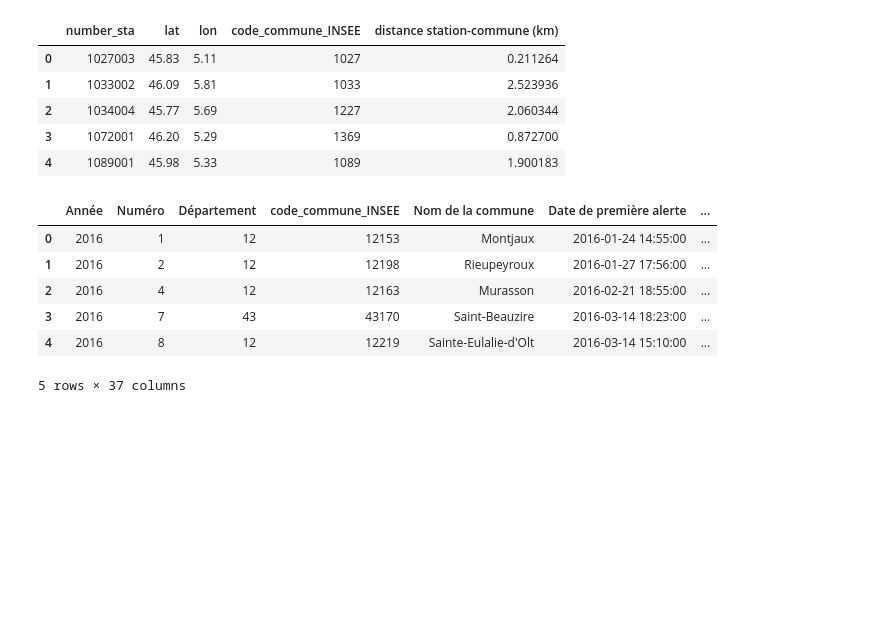
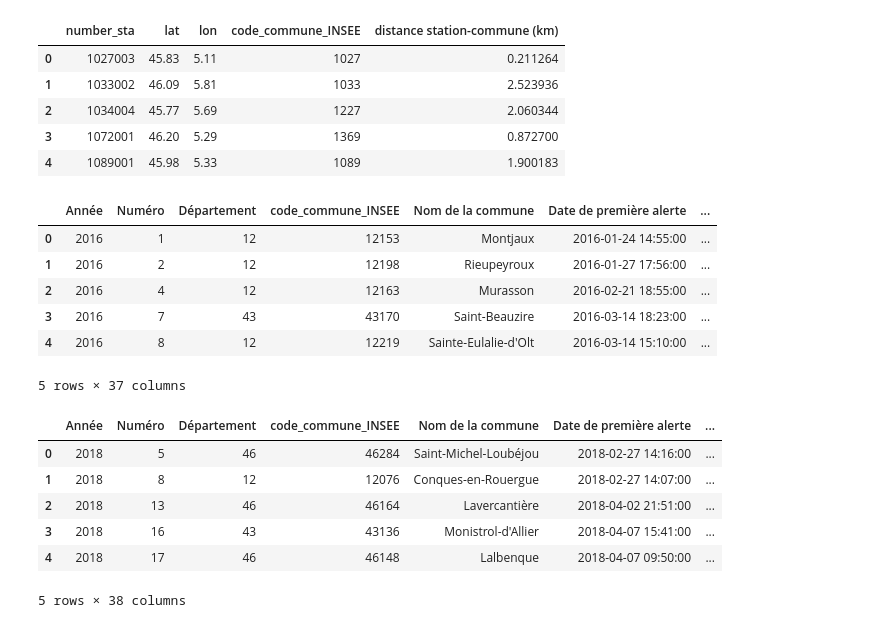
Before and after one commit to felixdechamps/ensae-prog2A, a Jupyter notebook: notebookincendies.ipynb, the cells around one changed output. Cells and saved outputs as stored; diff of their text form; code cells hidden in the pictures; blank space fills up the shorter version.

```diff
--- a/notebookincendies.ipynb
+++ b/notebookincendies.ipynb
@@ -92,3 +99,23 @@ df_incendies = df_incendies.rename(columns = {'Code INSEE' : 'code_commune_INSEE
+# %%
+from datetime import datetime
+liste_minutes = [6*k for k in range(10)]
+def date_approchee(df):
+    #(df['date'])
+    for el in liste_minutes :
+        if df['date'].minute >= el and df['date'].minute-el < 6 :
+            new_date = df['date'].replace(minute = el)
+            return new_date
+df_incendies_18['date'] = df_incendies_18.apply(date_approchee, axis = 1)
+
+display(df_incendies_18.head())
+# %% [output]
+|  | Année | Numéro | Département | code_commune_INSEE | Nom de la commune | Date de première alerte | ... |
+| 0 | 2018 | 5 | 46 | 46284 | Saint-Michel-Loubéjou | 2018-02-27 14:16:00 | ... |
+| 1 | 2018 | 8 | 12 | 12076 | Conques-en-Rouergue | 2018-02-27 14:07:00 | ... |
+| 2 | 2018 | 13 | 46 | 46164 | Lavercantière | 2018-04-02 21:51:00 | ... |
+| 3 | 2018 | 16 | 43 | 43136 | Monistrol-d'Allier | 2018-04-07 15:41:00 | ... |
+| 4 | 2018 | 17 | 46 | 46148 | Lalbenque | 2018-04-07 09:50:00 | ... |
+5 rows × 38 columns
 # %%
 # ajout du code commune INSEE dans la base de la météo :
 df_meteo_SE_new = pd.merge(df_meteo_SE, df_stations_SE[['number_sta','code_commune_INSEE']], on = 'number_sta', how = 'left')
```
Also changed, not shown: parts of 7 cells of this notebook, 1 other file.
